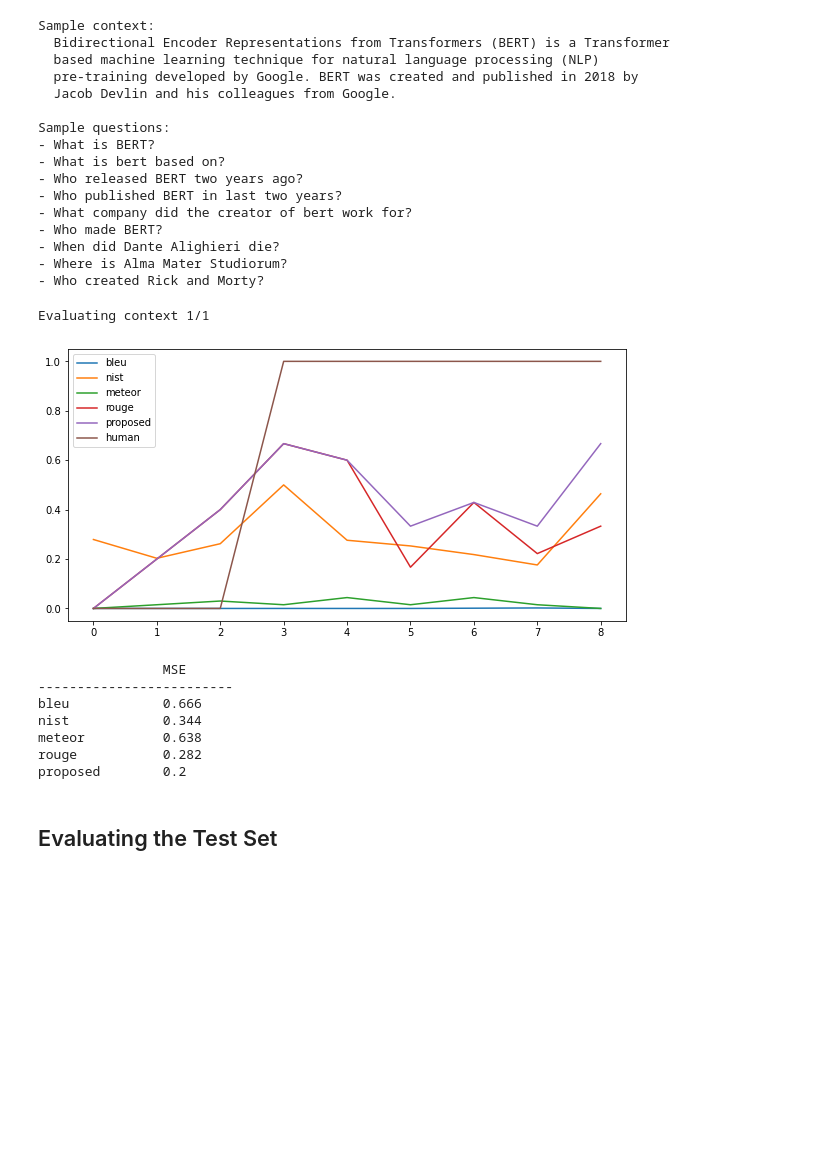
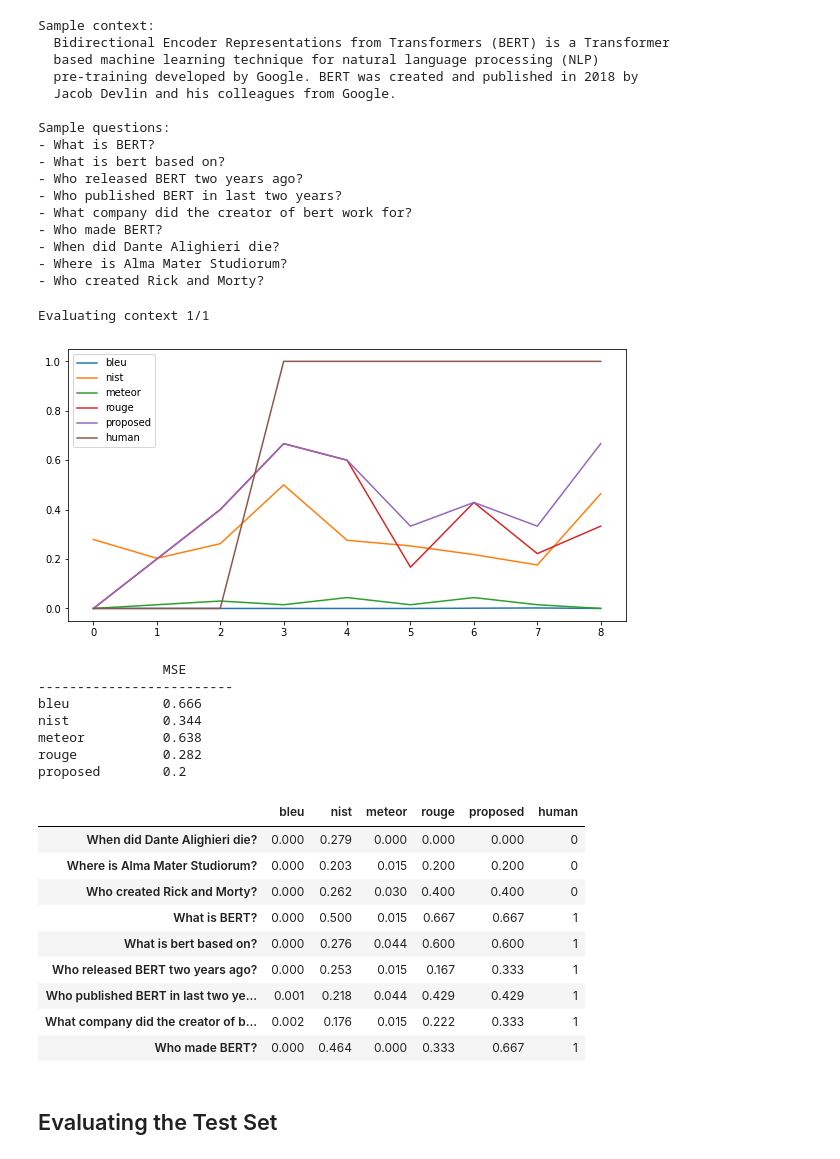
Before and after one commit to giuliofortini/NLP_SQuAD_Project, a Jupyter notebook: SQUAD_evaluating_questions.ipynb, the cells around one changed output. Cells and saved outputs as stored; diff of their text form; code cells hidden in the pictures; blank space fills up the shorter version.

Commit message:
final push for Questions Evaluation

```diff
--- a/SQUAD_evaluating_questions.ipynb
+++ b/SQUAD_evaluating_questions.ipynb
@@ -307,17 +288,27 @@ Sample questions:
 - Where is Alma Mater Studiorum?
 - Who created Rick and Morty?
 # %%
-sample_scores_df = evaluate({sample_context: sample_questions}, sample_humans)
+evaluate({sample_context: sample_questions}, sample_humans)
 # %% [output]
 Evaluating context 1/1
 [figure]
                 MSE
 -------------------------
 bleu            0.666
 nist            0.344
 meteor          0.638
 rouge           0.282
 proposed        0.2
+|  | bleu | nist | meteor | rouge | proposed | human |
+| When did Dante Alighieri die? | 0.000 | 0.279 | 0.000 | 0.000 | 0.000 | 0 |
+| Where is Alma Mater Studiorum? | 0.000 | 0.203 | 0.015 | 0.200 | 0.200 | 0 |
+| Who created Rick and Morty? | 0.000 | 0.262 | 0.030 | 0.400 | 0.400 | 0 |
+| What is BERT? | 0.000 | 0.500 | 0.015 | 0.667 | 0.667 | 1 |
+| What is bert based on? | 0.000 | 0.276 | 0.044 | 0.600 | 0.600 | 1 |
+| Who released BERT two years ago? | 0.000 | 0.253 | 0.015 | 0.167 | 0.333 | 1 |
+| Who published BERT in last two ye... | 0.001 | 0.218 | 0.044 | 0.429 | 0.429 | 1 |
+| What company did the creator of b... | 0.002 | 0.176 | 0.015 | 0.222 | 0.333 | 1 |
+| Who made BERT? | 0.000 | 0.464 | 0.000 | 0.333 | 0.667 | 1 |
 # %% [markdown]
 ## Evaluating the Test Set
 # %%
```
Also changed, not shown: parts of 16 cells of this notebook.
